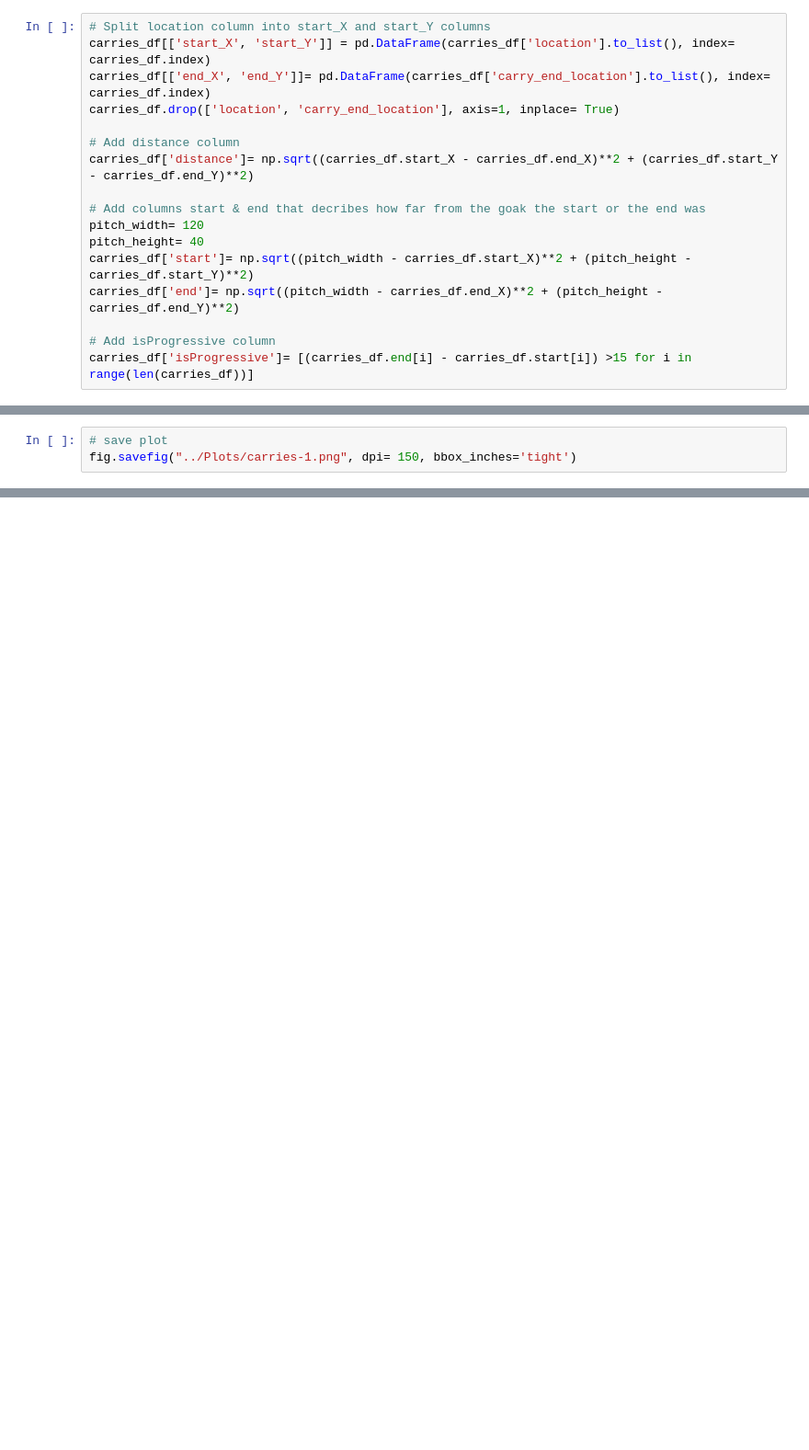
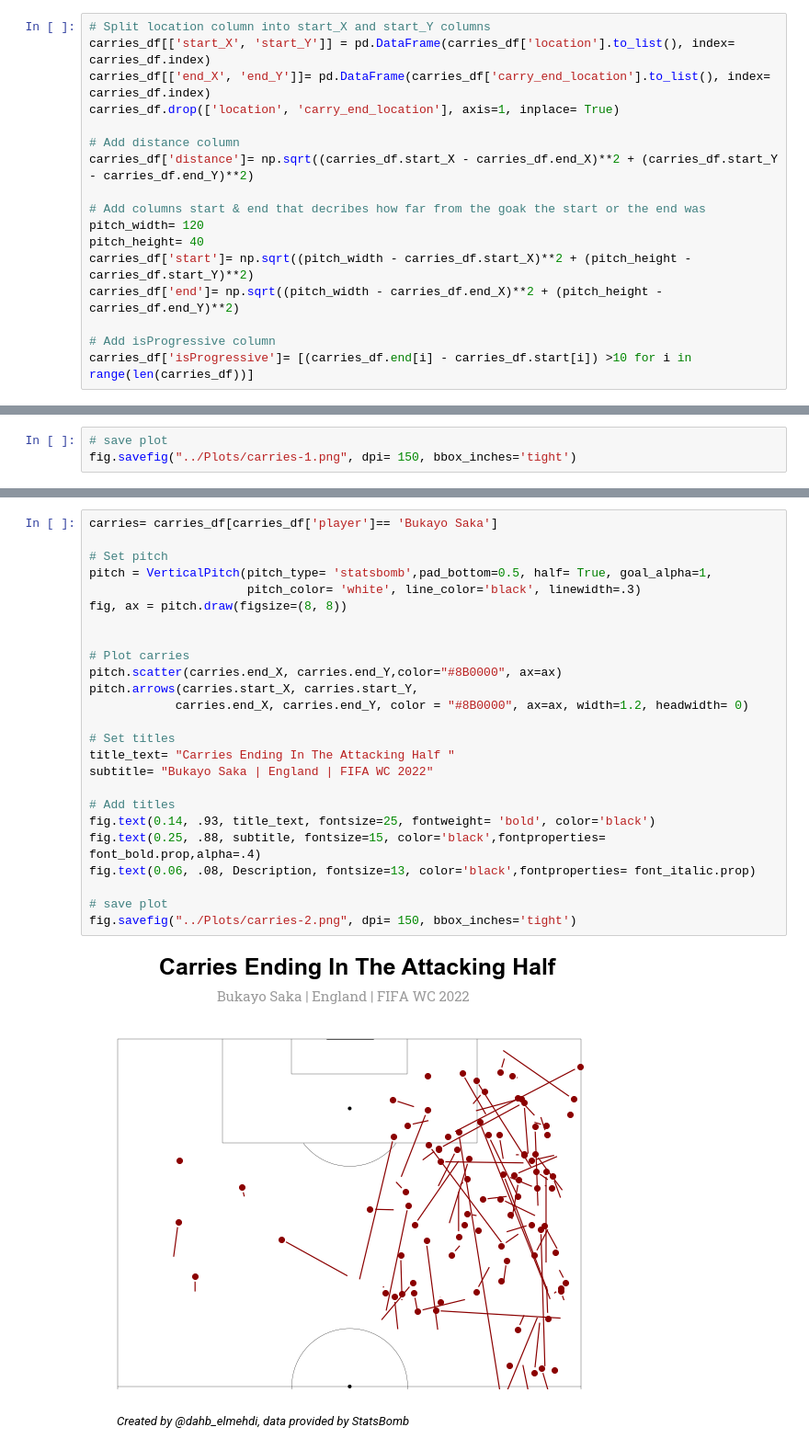
Before and after one commit to Elmehdi9/World-Cup-Data-Visualization, a Jupyter notebook: Notebooks/Carries.ipynb, the cells around one changed output, grey strips where cells are left out. Shown at 92% size. Drawn from its saved outputs; the diff is of its cells as text; blank space fills up the shorter version.

Commit message:
Carries notebook is finished
Ball carries if finished. Next to come can either be shots or passes notebook

```diff
--- a/Notebooks/Carries.ipynb
+++ b/Notebooks/Carries.ipynb
@@ -83,7 +85,7 @@ carries_df['start']= np.sqrt((pitch_width - carries_df.start_X)**2 + (pitch_heig
 carries_df['end']= np.sqrt((pitch_width - carries_df.end_X)**2 + (pitch_height - carries_df.end_Y)**2)
 
 # Add isProgressive column
-carries_df['isProgressive']= [(carries_df.end[i] - carries_df.start[i]) >15 for i in range(len(carries_df))]
+carries_df['isProgressive']= [(carries_df.end[i] - carries_df.start[i]) >10 for i in range(len(carries_df))]
 # %%
 # save data
 carries_df.to_parquet('../Data/carries.parquet')
@@ -154,0 +157,27 @@ fig.savefig("../Plots/carries-1.png", dpi= 150, bbox_inches='tight')
+# %%
+carries= carries_df[carries_df['player']== 'Bukayo Saka']
+
+# Set pitch
+pitch = VerticalPitch(pitch_type= 'statsbomb',pad_bottom=0.5, half= True, goal_alpha=1,
+                      pitch_color= 'white', line_color='black', linewidth=.3)
+fig, ax = pitch.draw(figsize=(8, 8))
+
+
+# Plot carries
+pitch.scatter(carries.end_X, carries.end_Y,color="#8B0000", ax=ax)
+pitch.arrows(carries.start_X, carries.start_Y,
+            carries.end_X, carries.end_Y, color = "#8B0000", ax=ax, width=1.2, headwidth= 0)
+
+# Set titles
+title_text= "Carries Ending In The Attacking Half "
+subtitle= "Bukayo Saka | England | FIFA WC 2022"
+
+# Add titles
+fig.text(0.14, .93, title_text, fontsize=25, fontweight= 'bold', color='black')
+fig.text(0.25, .88, subtitle, fontsize=15, color='black',fontproperties= font_bold.prop,alpha=.4)
+fig.text(0.06, .08, Description, fontsize=13, color='black',fontproperties= font_italic.prop)
+
+# save plot
+fig.savefig("../Plots/carries-2.png", dpi= 150, bbox_inches='tight')
+# %% [output]
+[figure, added]
```
Also changed, not shown: parts of 9 cells of this notebook, 4 other files.
